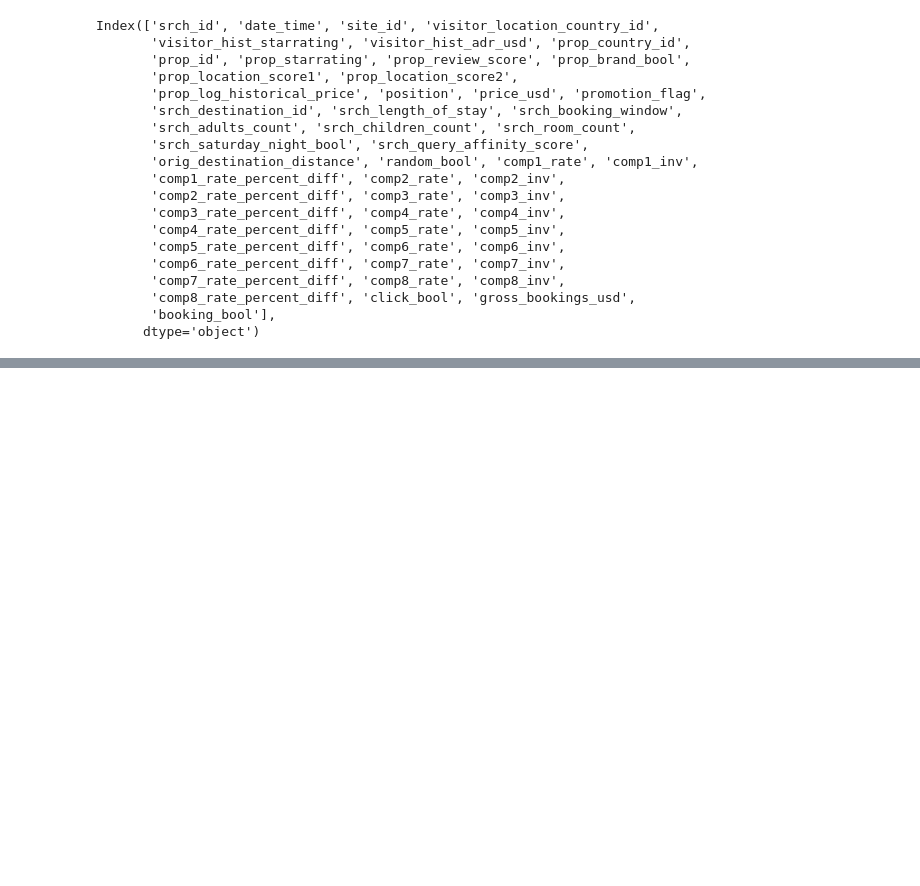
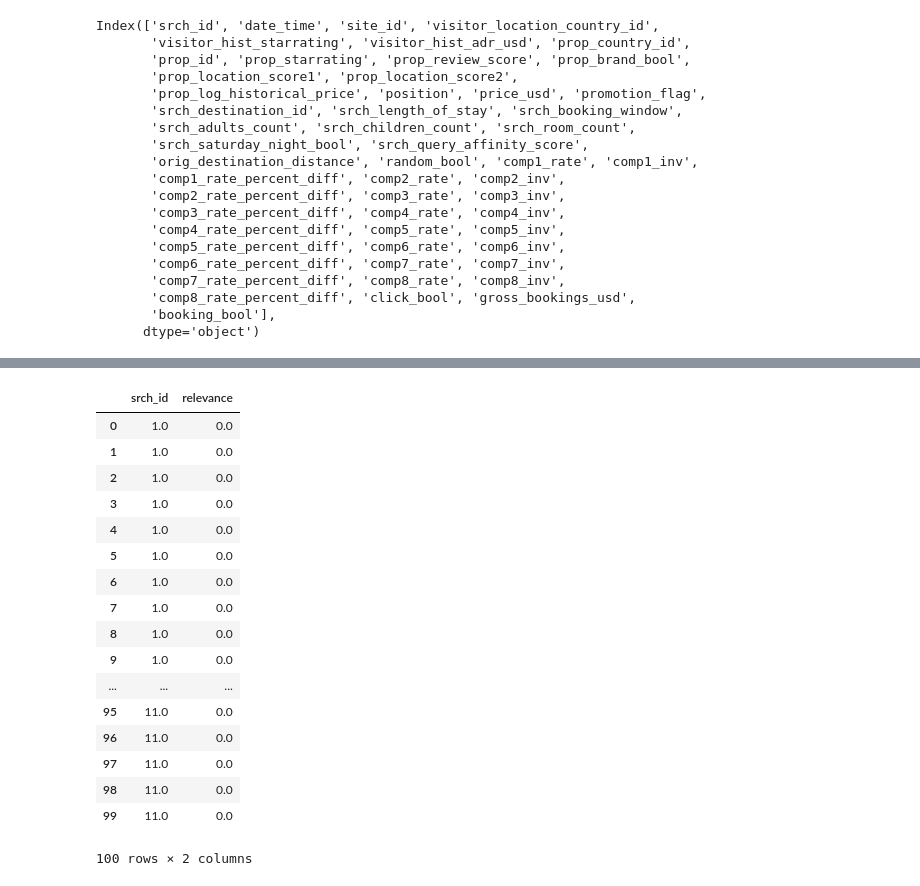
Before and after one commit to awday/DMT-23, a Jupyter notebook: Assignment2/LambdaMART/Pipeline.ipynb, the cells around one changed output, grey strips where cells are left out. Cells and saved outputs as stored; diff of their text form; code cells hidden in the pictures; blank space fills up the shorter version.

```diff
--- a/Assignment2/LambdaMART/Pipeline.ipynb
+++ b/Assignment2/LambdaMART/Pipeline.ipynb
@@ -39,0 +197,23 @@ Index(['srch_id', 'date_time', 'site_id', 'visitor_location_country_id',
+# %%
+x = train.head(n = 100)
+x = downsample(x)
+x[["srch_id", "relevance"]]
+# %% [output]
+|  | srch_id | relevance |
+| 0 | 1.0 | 0.0 |
+| 1 | 1.0 | 0.0 |
+| 2 | 1.0 | 0.0 |
+| 3 | 1.0 | 0.0 |
+| 4 | 1.0 | 0.0 |
+| 5 | 1.0 | 0.0 |
+| 6 | 1.0 | 0.0 |
+| 7 | 1.0 | 0.0 |
+| 8 | 1.0 | 0.0 |
+| 9 | 1.0 | 0.0 |
+| ... | ... | ... |
+| 95 | 11.0 | 0.0 |
+| 96 | 11.0 | 0.0 |
+| 97 | 11.0 | 0.0 |
+| 98 | 11.0 | 0.0 |
+| 99 | 11.0 | 0.0 |
+100 rows × 2 columns
```
Also changed, not shown: parts of 16 cells of this notebook, 1 other file.
